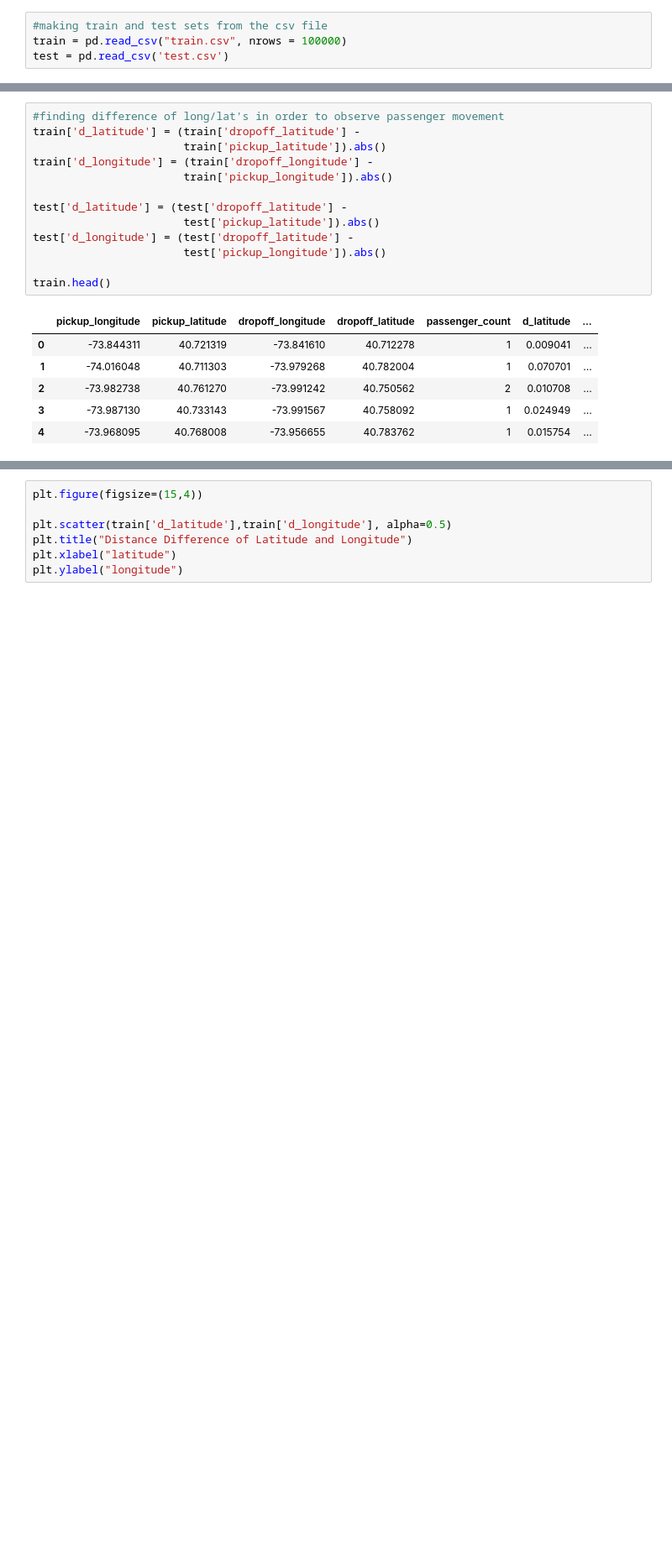
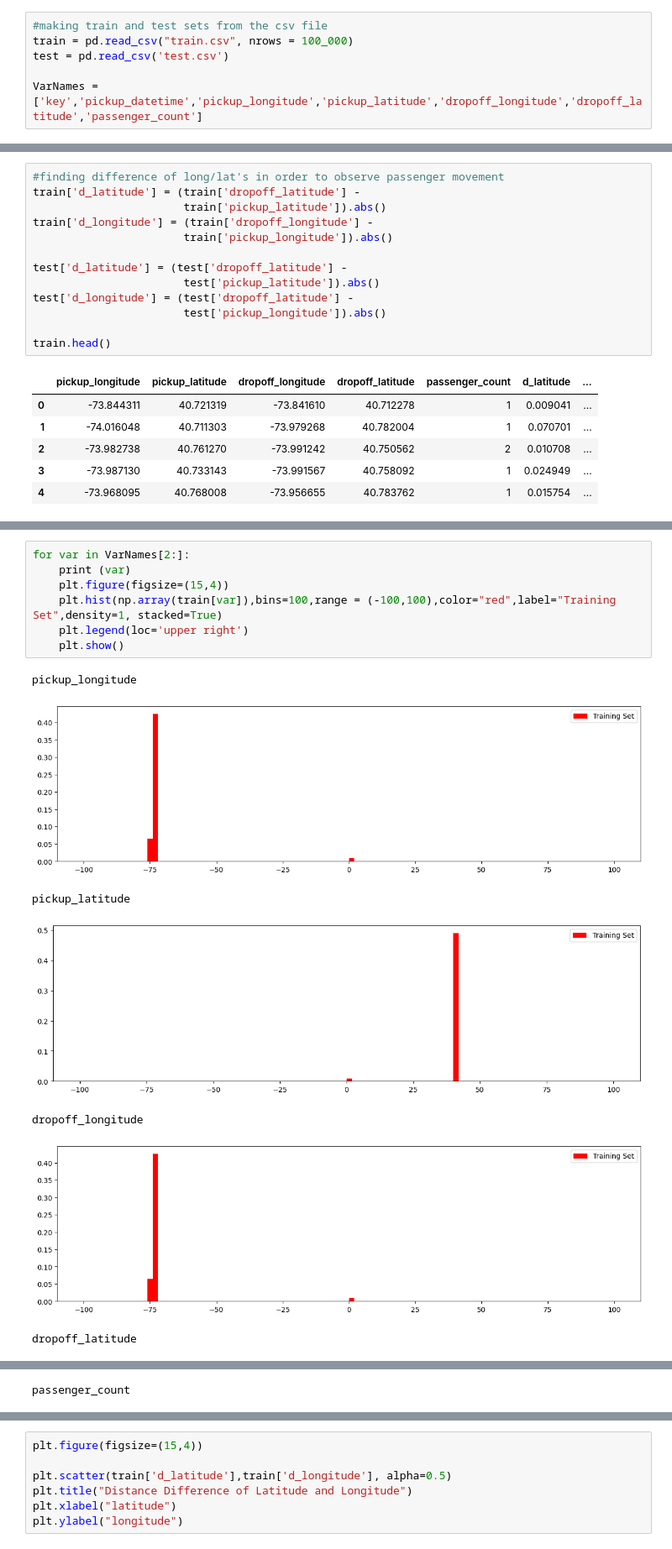
Before and after one commit to efazHossain/DATA-3402-efazh, a Jupyter notebook: Labs/Kaggle Project/EfazH_NYC_Taxi.ipynb, the cells around one changed output, grey strips where cells are left out. Shown at 84% size. Cells and saved outputs as stored; diff of their text form; blank space fills up the shorter version.

Commit message:
Added Histograms to Kaggle Proj

```diff
--- a/Labs/Kaggle Project/EfazH_NYC_Taxi.ipynb
+++ b/Labs/Kaggle Project/EfazH_NYC_Taxi.ipynb
@@ -22,4 +24,6 @@ with ZipFile('train.csv.zip', 'r') as f:
 # %%
 #making train and test sets from the csv file
-train = pd.read_csv("train.csv", nrows = 100000)
+train = pd.read_csv("train.csv", nrows = 100_000)
 test = pd.read_csv('test.csv')
+
+VarNames = ['key','pickup_datetime','pickup_longitude','pickup_latitude','dropoff_longitude','dropoff_latitude','passenger_count']
@@ -108,0 +117,15 @@ plt.show()
+# %%
+for var in VarNames[2:]:
+    print (var)
+    plt.figure(figsize=(15,4))
+    plt.hist(np.array(train[var]),bins=100,range = (-100,100),color="red",label="Training Set",density=1, stacked=True)
+    plt.legend(loc='upper right')
+    plt.show()
+# %% [output]
+pickup_longitude
+[figure, added]
+pickup_latitude
+[figure, added]
+dropoff_longitude
+[figure, added]
+dropoff_latitude
@@ -108,0 +133 @@ plt.show()
+passenger_count
```
Also changed, not shown: parts of 18 cells of this notebook, 1 other file.
